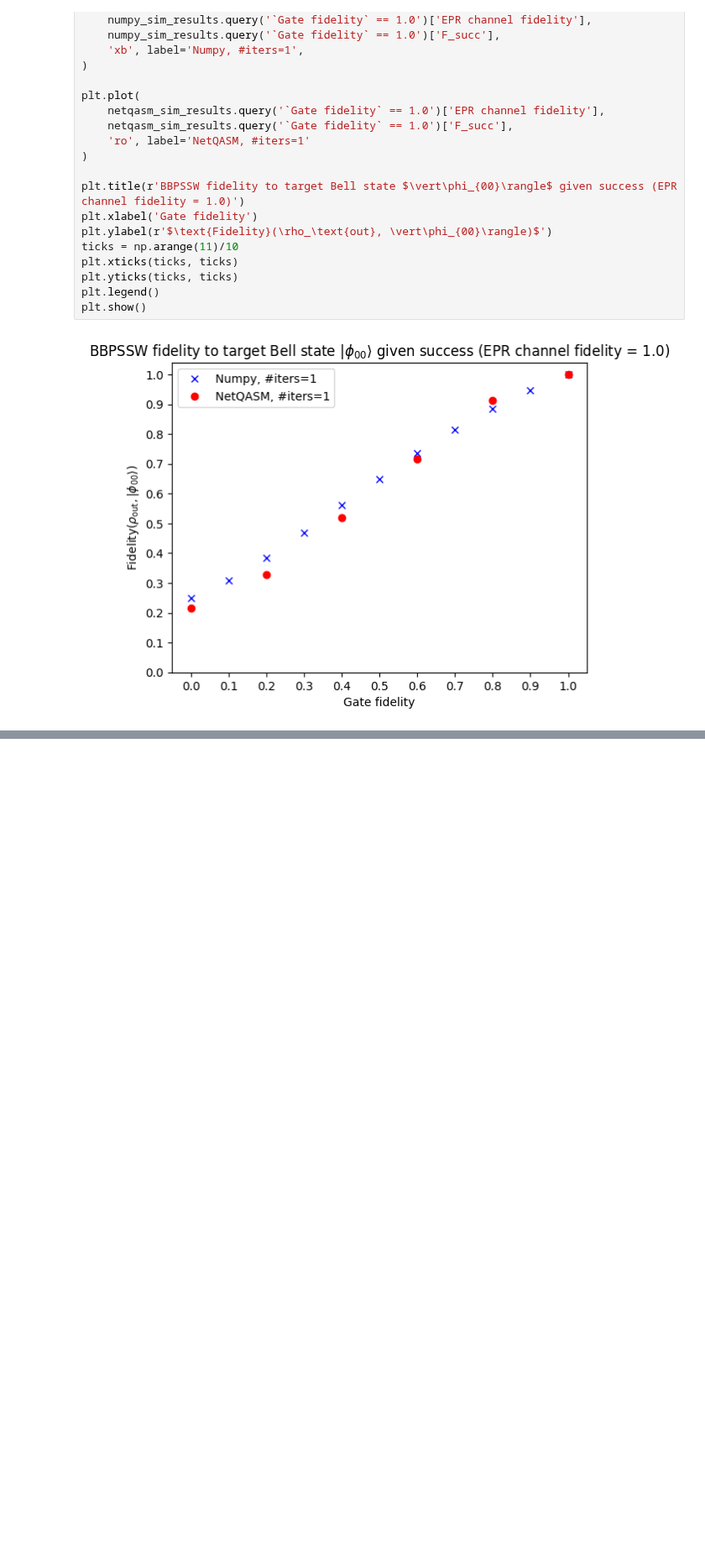
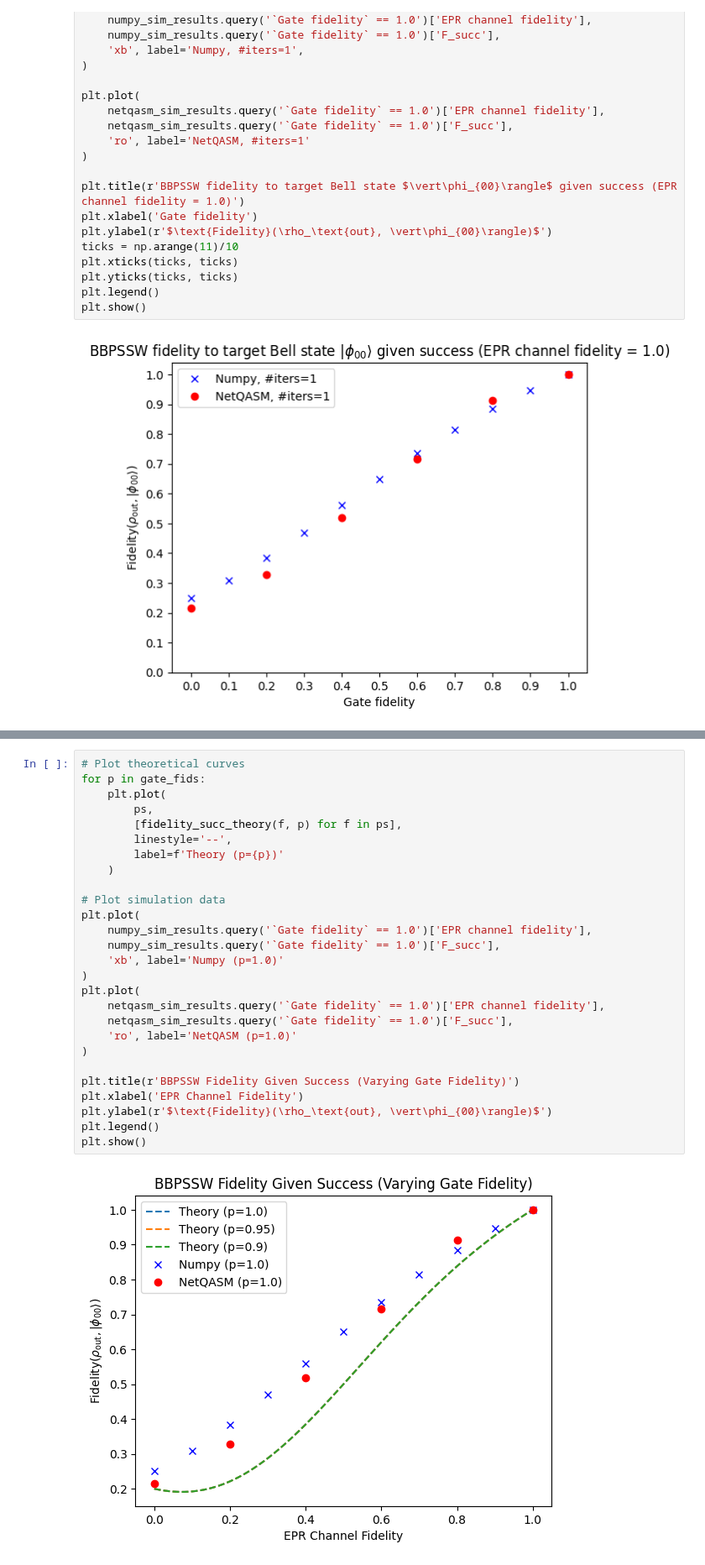
Before and after one commit to iDragos1234/CS4090, a Jupyter notebook: project/bbpssw/bbpssw_simulation.ipynb, the cells around one changed output, grey strips where cells are left out. Shown at 84% size. Drawn from its saved outputs; the diff is of its cells as text; blank space fills up the shorter version.

```diff
--- a/project/bbpssw/bbpssw_simulation.ipynb
+++ b/project/bbpssw/bbpssw_simulation.ipynb
@@ -255,0 +335,29 @@ plt.show()
+# %%
+# Plot theoretical curves
+for p in gate_fids:
+    plt.plot(
+        ps,
+        [fidelity_succ_theory(f, p) for f in ps],
+        linestyle='--',
+        label=f'Theory (p={p})'
+    )
+
+# Plot simulation data
+plt.plot(
+    numpy_sim_results.query('`Gate fidelity` == 1.0')['EPR channel fidelity'],
+    numpy_sim_results.query('`Gate fidelity` == 1.0')['F_succ'],
+    'xb', label='Numpy (p=1.0)'
+)
+plt.plot(
+    netqasm_sim_results.query('`Gate fidelity` == 1.0')['EPR channel fidelity'],
+    netqasm_sim_results.query('`Gate fidelity` == 1.0')['F_succ'],
+    'ro', label='NetQASM (p=1.0)'
+)
+
+plt.title(r'BBPSSW Fidelity Given Success (Varying Gate Fidelity)')
+plt.xlabel('EPR Channel Fidelity')
+plt.ylabel(r'$\text{Fidelity}(\rho_\text{out}, \vert\phi_{00}\rangle)$')
+plt.legend()
+plt.show()
+# %% [output]
+[figure, added]
```
Also changed, not shown: parts of 5 cells of this notebook, 1 other file.
